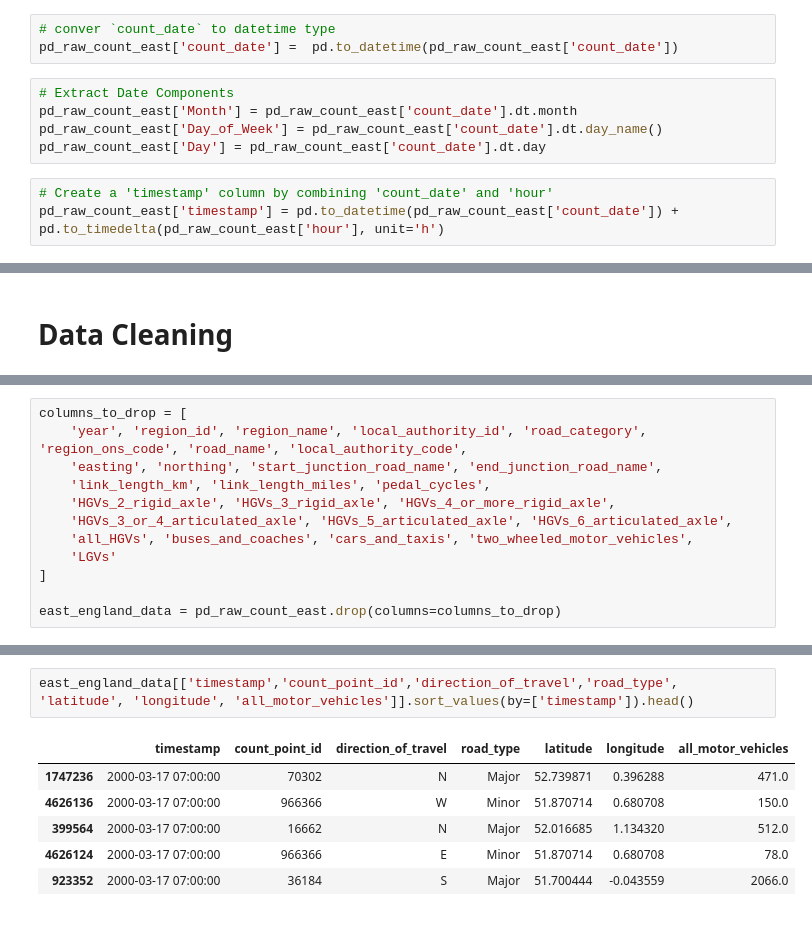
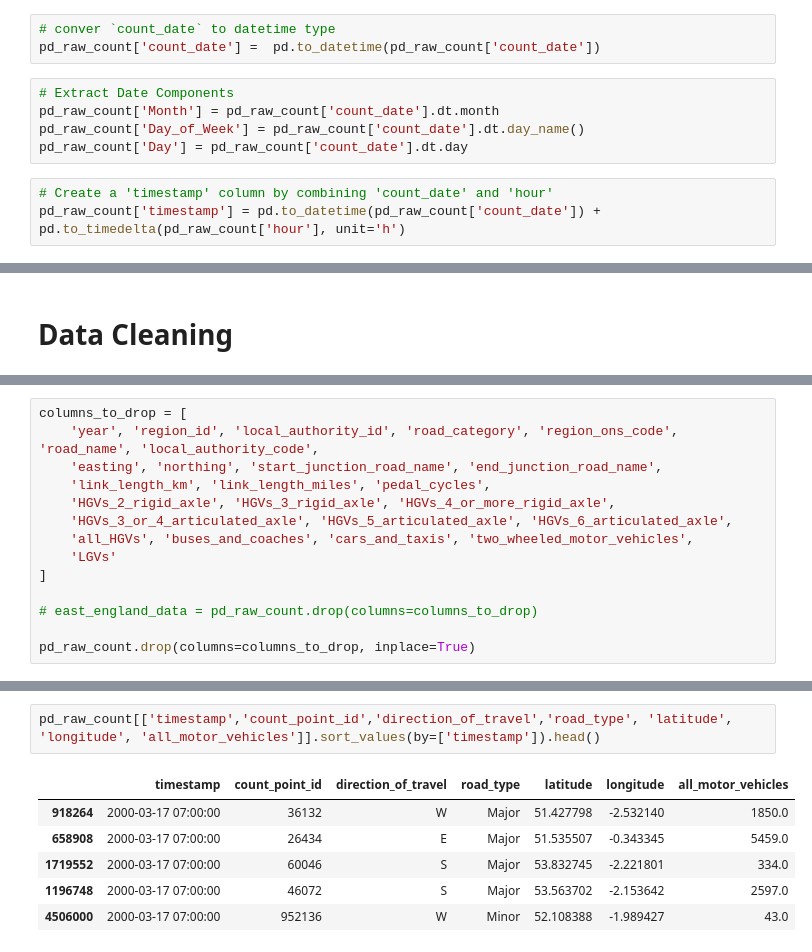
Before and after one commit to Emillia-rosette/traffic-volume-analysis, a Jupyter notebook: notebooks/01-data-loading-cleaning.ipynb, the cells around one changed output, grey strips where cells are left out. Saved outputs shown, nothing was run; the diff lists cells and outputs as text.

```diff
--- a/notebooks/01-data-loading-cleaning.ipynb
+++ b/notebooks/01-data-loading-cleaning.ipynb
@@ -132,15 +136,15 @@ Name: count, dtype: int64
 # Data Formatting
 # %%
 # conver `count_date` to datetime type
-pd_raw_count_east['count_date'] =  pd.to_datetime(pd_raw_count_east['count_date'])
+pd_raw_count['count_date'] =  pd.to_datetime(pd_raw_count['count_date'])
 # %%
 # Extract Date Components
-pd_raw_count_east['Month'] = pd_raw_count_east['count_date'].dt.month
-pd_raw_count_east['Day_of_Week'] = pd_raw_count_east['count_date'].dt.day_name()
-pd_raw_count_east['Day'] = pd_raw_count_east['count_date'].dt.day
+pd_raw_count['Month'] = pd_raw_count['count_date'].dt.month
+pd_raw_count['Day_of_Week'] = pd_raw_count['count_date'].dt.day_name()
+pd_raw_count['Day'] = pd_raw_count['count_date'].dt.day
 # %%
 # Create a 'timestamp' column by combining 'count_date' and 'hour'
-pd_raw_count_east['timestamp'] = pd.to_datetime(pd_raw_count_east['count_date']) + pd.to_timedelta(pd_raw_count_east['hour'], unit='h')
+pd_raw_count['timestamp'] = pd.to_datetime(pd_raw_count['count_date']) + pd.to_timedelta(pd_raw_count['hour'], unit='h')
 # %%
 # Check data types
 print("\nData types in pd_raw_count:")
@@ -220,6 +260,6 @@ Index(['count_point_id', 'direction_of_travel', 'year', 'count_date', 'hour',
 # %%
 columns_to_drop = [
-    'year', 'region_id', 'region_name', 'local_authority_id', 'road_category', 'region_ons_code', 'road_name', 'local_authority_code',
+    'year', 'region_id', 'local_authority_id', 'road_category', 'region_ons_code', 'road_name', 'local_authority_code',
     'easting', 'northing', 'start_junction_road_name', 'end_junction_road_name',
     'link_length_km', 'link_length_miles', 'pedal_cycles',
     'HGVs_2_rigid_axle', 'HGVs_3_rigid_axle', 'HGVs_4_or_more_rigid_axle',
@@ -228,5 +268,7 @@ columns_to_drop = [
     'LGVs'
 ]
 
-east_england_data = pd_raw_count_east.drop(columns=columns_to_drop)
+# east_england_data = pd_raw_count.drop(columns=columns_to_drop)
+
+pd_raw_count.drop(columns=columns_to_drop, inplace=True)
 # %%
@@ -241,11 +287,11 @@ east_england_data.sample(5)
 # %%
-east_england_data[['timestamp','count_point_id','direction_of_travel','road_type', 'latitude', 'longitude', 'all_motor_vehicles']].sort_values(by=['timestamp']).head()
+pd_raw_count[['timestamp','count_point_id','direction_of_travel','road_type', 'latitude', 'longitude', 'all_motor_vehicles']].sort_values(by=['timestamp']).head()
 # %% [output]
 |  | timestamp | count_point_id | direction_of_travel | road_type | latitude | longitude | all_motor_vehicles |
-| 1747236 | 2000-03-17 07:00:00 | 70302 | N | Major | 52.739871 | 0.396288 | 471.0 |
-| 4626136 | 2000-03-17 07:00:00 | 966366 | W | Minor | 51.870714 | 0.680708 | 150.0 |
-| 399564 | 2000-03-17 07:00:00 | 16662 | N | Major | 52.016685 | 1.134320 | 512.0 |
-| 4626124 | 2000-03-17 07:00:00 | 966366 | E | Minor | 51.870714 | 0.680708 | 78.0 |
-| 923352 | 2000-03-17 07:00:00 | 36184 | S | Major | 51.700444 | -0.043559 | 2066.0 |
+| 918264 | 2000-03-17 07:00:00 | 36132 | W | Major | 51.427798 | -2.532140 | 1850.0 |
+| 658908 | 2000-03-17 07:00:00 | 26434 | E | Major | 51.535507 | -0.343345 | 5459.0 |
+| 1719552 | 2000-03-17 07:00:00 | 60046 | S | Major | 53.832745 | -2.221801 | 334.0 |
+| 1196748 | 2000-03-17 07:00:00 | 46072 | S | Major | 53.563702 | -2.153642 | 2597.0 |
+| 4506000 | 2000-03-17 07:00:00 | 952136 | W | Minor | 52.108388 | -1.989427 | 43.0 |
 # %%
 print("\nMissing values in pd_raw_count:")
```
Also changed, not shown: parts of 32 cells of this notebook, 8 other files.
